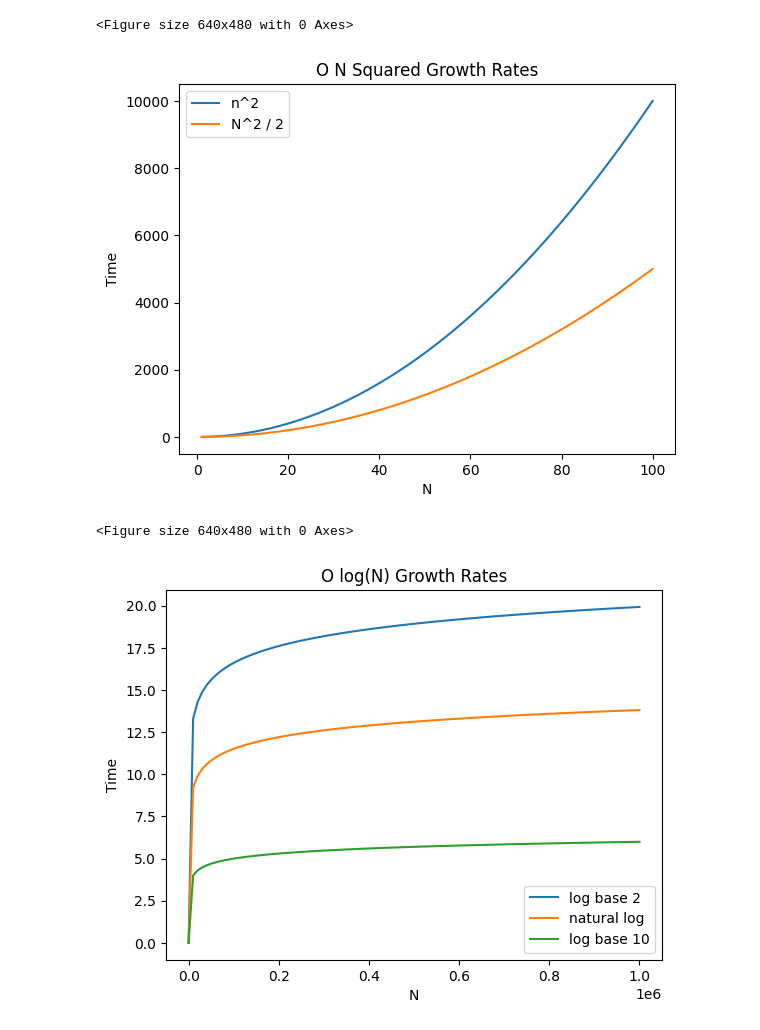
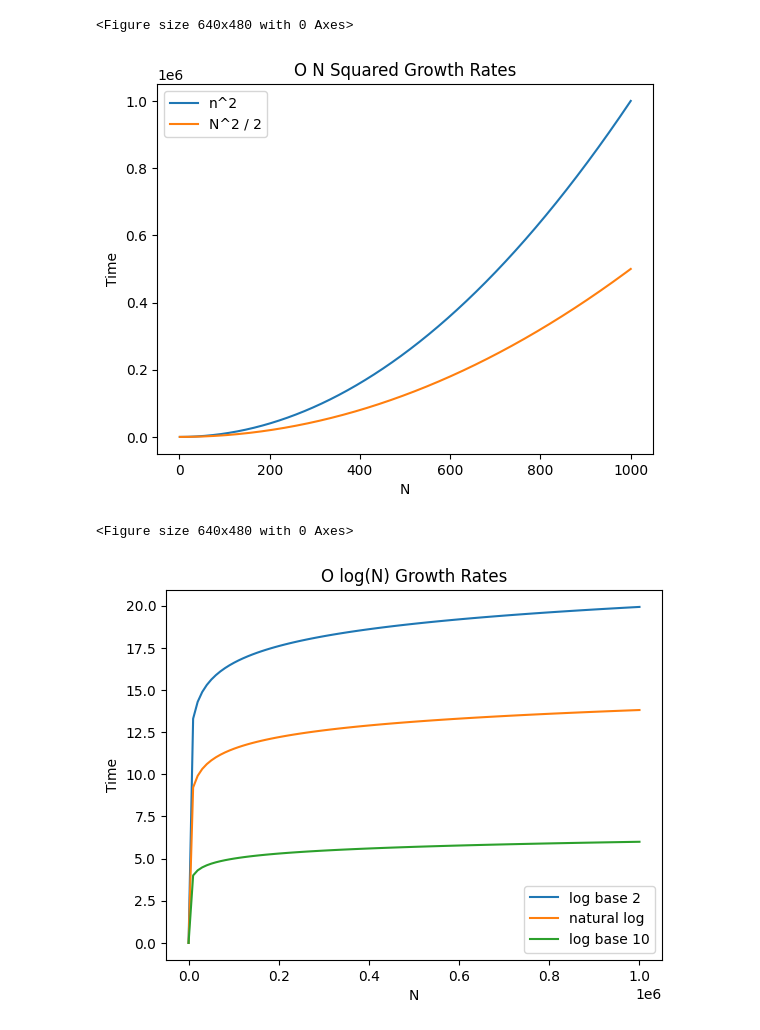
Before and after one commit to noynaert/csc254Handouts, a Jupyter notebook: 12week/graphs.ipynb, the cells around one changed output. Drawn from its saved outputs; the diff is of its cells as text; code cells hidden in the pictures.

```diff
--- a/12week/graphs.ipynb
+++ b/12week/graphs.ipynb
@@ -23,24 +23,24 @@ plt.clf()
 <Figure size 640x480 with 0 Axes>
 # %%
 plt.title("O N Squared Growth Rates")
-x = np.linspace(1, 100, 100)
+x = np.linspace(1, 1000, 10000)
 plt.xlabel("N")
 plt.ylabel("Time")
 
 def f(x):
 	y = []
 	for i in x:
 		y.append(i*(math.log2(i)))
 	return y
 
 y = f(x)
 plt.plot(x, x*x, label="n^2")
 plt.plot(x, (x*x)/2, label=("N^2 / 2"))
 plt.legend()
 plt.show()
 plt.clf()
 # %% [output]
-[figure, old version]
+[figure, new version]
 <Figure size 640x480 with 0 Axes>
 # %%
 plt.title("O log(N) Growth Rates")
```
Also changed, not shown: 12 other files.
